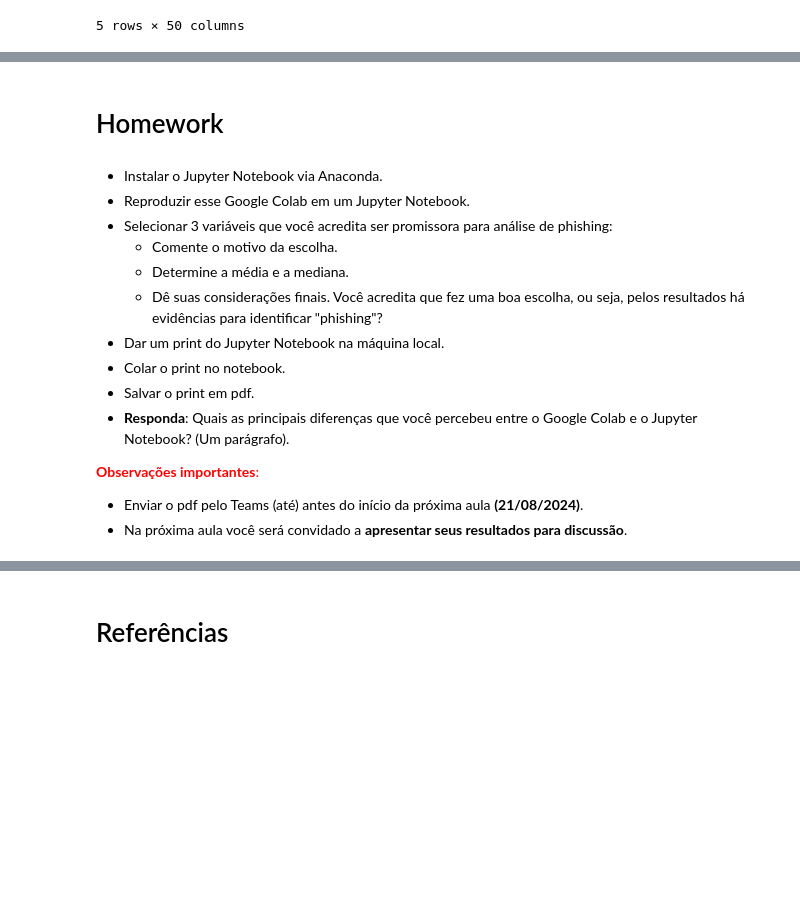
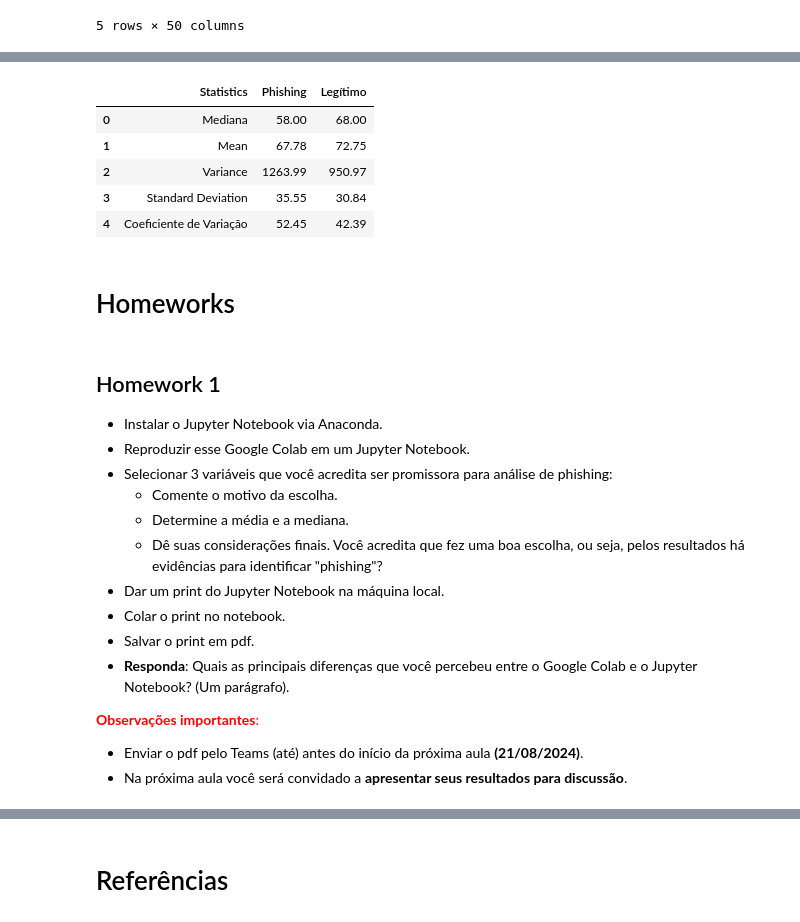
Before and after one commit to andrelmfsantos/FIAP_2TDCPR_IA_MACHINE_LEARNING, a Jupyter notebook: scripts/FIAP_IA_MACHINE_LEARNING_01_PHISHING_LEGITIMATE_DESCRIPTIVE_STATISTICS_COLAB.ipynb, the cells around one changed output, grey strips where cells are left out. Drawn from its saved outputs; the diff is of its cells as text; code cells hidden in the pictures; blank space fills up the shorter version.

Commit message:
Add files via upload
Inclusão das medidas de variação: Desvio Padrão, Variância.

```diff
--- a/scripts/FIAP_IA_MACHINE_LEARNING_01_PHISHING_LEGITIMATE_DESCRIPTIVE_STATISTICS_COLAB.ipynb
+++ b/scripts/FIAP_IA_MACHINE_LEARNING_01_PHISHING_LEGITIMATE_DESCRIPTIVE_STATISTICS_COLAB.ipynb
@@ -300,0 +400,15 @@ A média da coluna 'UrlLength' é: 72.7498 (URLs Phishing)
+# %%
+# @title Desvio Padrão
+#5. UrlLength: Comprimento total da URL.
+
+# Desvio Padrão de todas as observações da base
+std_dev_value = df['UrlLength'].std()
+print(f"O desvio padrão da coluna 'UrlLength' é: {std_dev_value.round(2)} (Todas URLs)")
+
+# Desvio Padrão das URLs - Phishing
+std_dev_value1 = df1['UrlLength'].std()
+print(f"O desvio padrão da coluna 'UrlLength' é: {std_dev_value1.round(2)} (URLs Phishing)")
+
+# Desvio Padrão das URLs - Legítima
+std_dev_value0 = df0['UrlLength'].std()
+print(f"O desvio padrão da coluna 'UrlLength' é: {std_dev_value0.round(2)} (URLs Legítima)")
@@ -301,7 +474,32 @@ A média da coluna 'UrlLength' é: 72.7498 (URLs Phishing)
+# %%
+# @title Calculando o coeficiente de variação para Phishing
+cv_phishing = (std_dev_value1 / mean_value1) * 100
+
+# Calculando o coeficiente de variação para Legítimo
+cv_legitimo = (std_dev_value0 / mean_value0) * 100
+
+# Criando um DataFrame com os resultados
+data = {
+    'Statistics': ['Mediana', 'Mean', 'Variance', 'Standard Deviation', 'Coeficiente de Variação'],
+    'Phishing': [median_value1.round(2), mean_value1.round(2), variance_value1.round(2), std_dev_value1.round(2), cv_phishing.round(2)],
+    'Legítimo': [median_value0.round(2), mean_value0.round(2), variance_value0.round(2), std_dev_value0.round(2), cv_legitimo.round(2)]
+}
+
+result_df = pd.DataFrame(data)
+
+# Exibindo o DataFrame final
+result_df
+# %% [output]
+|  | Statistics | Phishing | Legítimo |
+| 0 | Mediana | 58.00 | 68.00 |
+| 1 | Mean | 67.78 | 72.75 |
+| 2 | Variance | 1263.99 | 950.97 |
+| 3 | Standard Deviation | 35.55 | 30.84 |
+| 4 | Coeficiente de Variação | 52.45 | 42.39 |
 # %% [markdown]
-# Homework
+# Homeworks
 # %% [markdown]
-
+## Homework 1
 * Instalar o Jupyter Notebook via Anaconda.
 * Reproduzir esse Google Colab em um Jupyter Notebook.
 * Selecionar 3 variáveis que você acredita ser promissora para análise de phishing:
```
Also changed, not shown: parts of 13 cells of this notebook.
